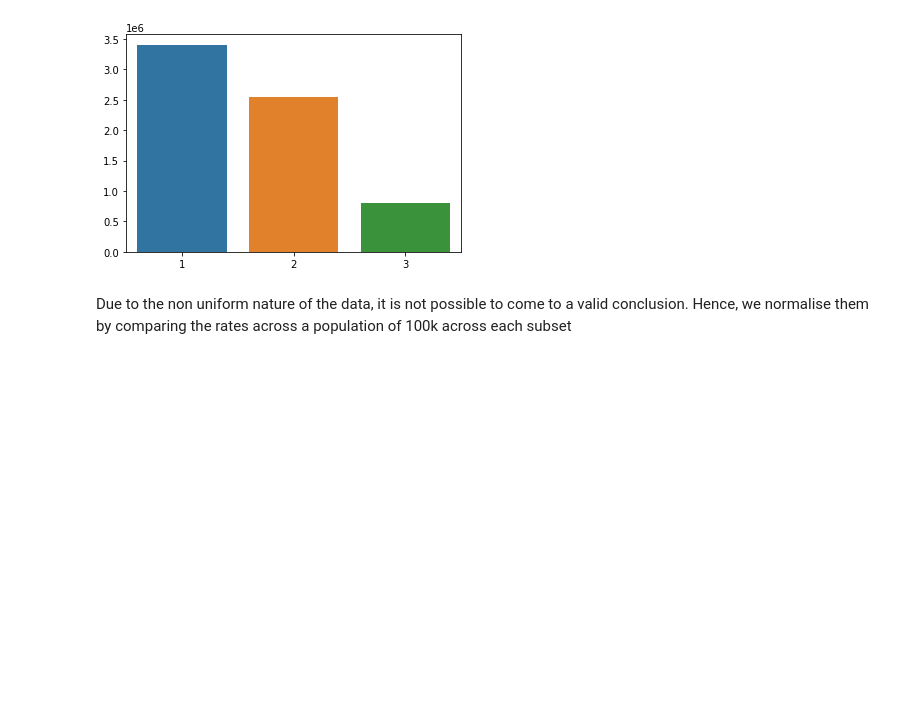
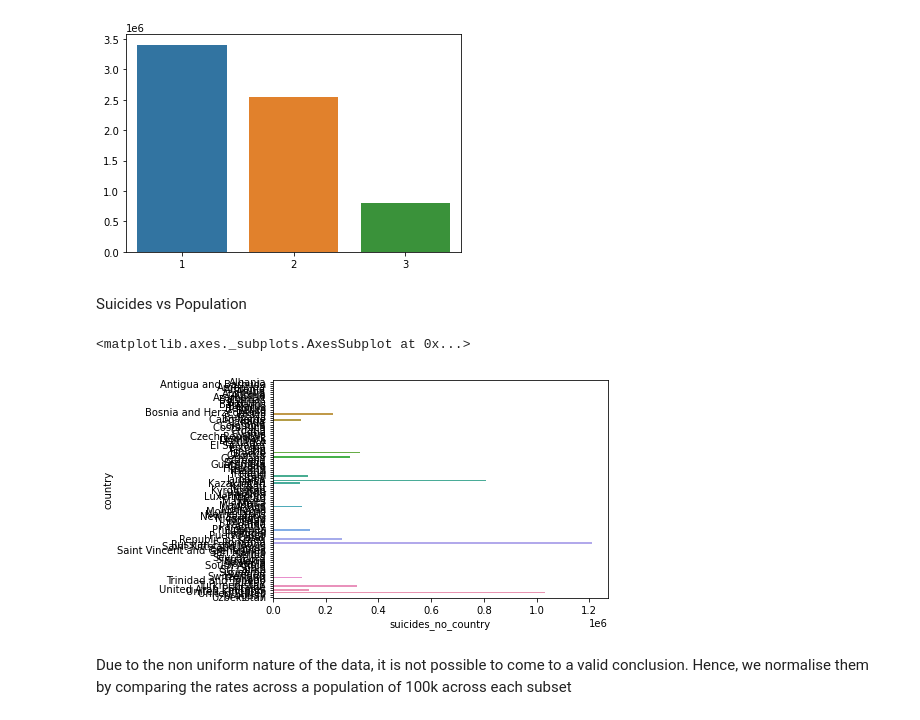
Before and after one commit to Sriram-Sudharsan/Analytics-CrimeData, a Jupyter notebook: censusdata.ipynb, the cells around one changed output. Drawn from its saved outputs; the diff is of its cells as text; code cells hidden in the pictures; blank space fills up the shorter version.

```diff
--- a/censusdata.ipynb
+++ b/censusdata.ipynb
@@ -220,5 +218,21 @@ sns.barplot(x = df['country_tier'].unique(), y = suicides_per_tier)
 # %% [output]
 <matplotlib.axes._subplots.AxesSubplot at 0x...>
 [figure]
+# %% [markdown]
+Suicides vs Population
+# %%
+suicides_no_country=[]
+for i in df['country'].unique():
+  suicides_no_country.append(sum(df[df['country'] == i]['suicides_no']))
+n_suicides_country = pd.DataFrame(suicides_no_country, columns=['suicides_no_country'])
+n_suicides_country['country'] = df['country'].unique()
+
+quant = 15
+top_country = n_suicides_country.sort_values('suicides_no_country', ascending=False)['country'][:quant]
+top_suicides = n_suicides_country.sort_values('suicides_no_country', ascending=False)['suicides_no_country'][:quant]
+sns.barplot(x = top_suicides, y = top_country)
+# %% [output]
+<matplotlib.axes._subplots.AxesSubplot at 0x...>
+[figure, added]
 # %% [markdown]
 Due to the non uniform nature of the data, it is not possible to come to a valid conclusion. Hence, we normalise them by comparing the rates across a population of 100k across each subset
```
Also changed, not shown: parts of 2 cells of this notebook.
